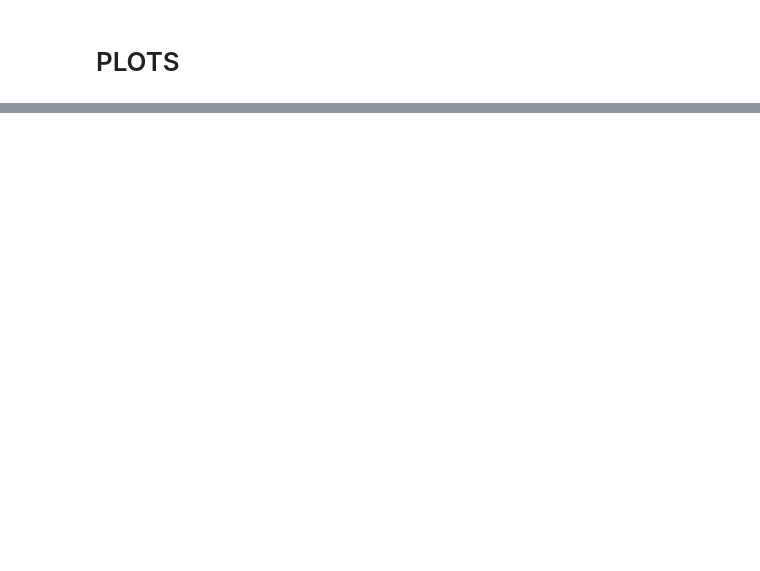
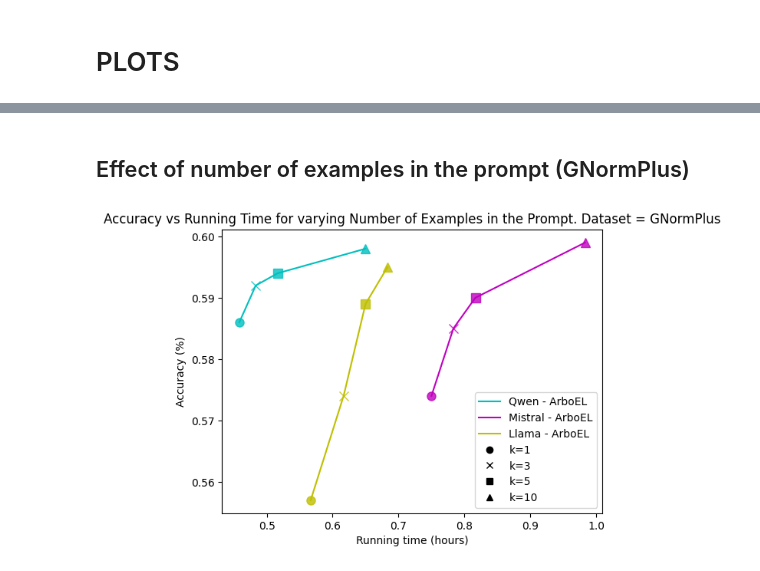
Before and after one commit to ChristopheYe/llm_disambiguator, a Jupyter notebook: experiments/LLM_disambiguator.ipynb, the cells around one changed output, grey strips where cells are left out. Cells and saved outputs as stored; diff of their text form; code cells hidden in the pictures; blank space fills up the shorter version.

```diff
--- a/experiments/LLM_disambiguator.ipynb
+++ b/experiments/LLM_disambiguator.ipynb
@@ -1214,0 +1615,63 @@ gpt4o_run_time = [12]
+# %% [markdown]
+## Effect of number of examples in the prompt (GNormPlus)
+# %%
+# llama_acc_sapbert = [0.782, 0.783, 0.784, 0.772]
+# llama_time_sapbert = [9/60, 12/60, 15/60, 20/60]
+
+# mistral_acc_sapbert = [0.781, 0.782, 0.779, 0.782]
+# mistral_time_sapbert = [17/60, 20/60, 24/60, 33/60]
+
+# qwen_acc_sapbert = [0.777, 0.789, 0.786, 0.766]
+# qwen_time_sapbert = [9/60, 11/60, 14/60, 20/60]
+
+llama_acc_arboel = [0.557, 0.574, 0.589, 0.595]
+llama_time_arboel = [34/60, 37/60, 39/60, 41/60]
+
+mistral_acc_arboel = [0.574, 0.585, 0.590, 0.599]
+mistral_time_arboel = [45/60, 47/60, 49/60, 59/60]
+
+qwen_acc_arboel = [0.586, 0.592, 0.594, 0.598]
+qwen_time_arboel = [27.5/60, 29/60, 31/60, 39/60]
+
+# Markers for each point index
+markers = ['o', 'x', 's', '^']  # markers = ['o', 'x', 's', '^', 'D']  # Circle, cross, square, triangle, diamond
+marker_meanings = ['k=1', 'k=3', 'k=5', 'k=10']
+colors = ['b', 'g', 'r', 'c', 'm', 'y', 'k', 'orange', 'purple', 'brown']
+
+# Create figure and axes
+fig, ax = plt.subplots()
+
+# Plot entire curves to connect the points with lines
+# ax.plot(qwen_time_sapbert, qwen_acc_sapbert, color=colors[0], linestyle='-', label='Qwen - SapBERT')
+# ax.plot(mistral_time_sapbert, mistral_acc_sapbert, color=colors[1], linestyle='-', label='Mistral - SapBERT')
+# ax.plot(llama_time_sapbert, llama_acc_sapbert, color=colors[2], linestyle='-', label='Llama - SapBERT')
+
+ax.plot(qwen_time_arboel, qwen_acc_arboel, color=colors[3], linestyle='-', label='Qwen - ArboEL')
+ax.plot(mistral_time_arboel, mistral_acc_arboel, color=colors[4], linestyle='-', label='Mistral - ArboEL')
+ax.plot(llama_time_arboel, llama_acc_arboel, color=colors[5], linestyle='-', label='Llama - ArboEL')
+
+# Plot each point separately with shared markers for the same index across curves
+for i in range(len(qwen_time_sapbert)):
+    # ax.plot(qwen_time_sapbert[i], qwen_acc_sapbert[i], marker=markers[i], color=colors[0], linestyle='None', alpha=0.8, markersize=8)
+    # ax.plot(mistral_time_sapbert[i], mistral_acc_sapbert[i], marker=markers[i], color=colors[1], linestyle='None', alpha=0.8, markersize=8)
+    # ax.plot(llama_time_sapbert[i], llama_acc_sapbert[i], marker=markers[i], color=colors[2], linestyle='None', alpha=0.8, markersize=8)
+    ax.plot(qwen_time_arboel[i], qwen_acc_arboel[i], marker=markers[i], color=colors[3], linestyle='None', alpha=0.8, markersize=8)
+    ax.plot(mistral_time_arboel[i], mistral_acc_arboel[i], marker=markers[i], color=colors[4], linestyle='None', alpha=0.8, markersize=8)
+    ax.plot(llama_time_arboel[i], llama_acc_arboel[i], marker=markers[i], color=colors[5], linestyle='None', alpha=0.8, markersize=8)
+
+# Add separate legend entries for each marker type
+for i, meaning in enumerate(marker_meanings):
+    ax.plot([], [], marker=markers[i], color='black', linestyle='None', label=meaning)
+
+# Adding labels and title
+ax.set_xlabel('Running time (hours)')
+ax.set_ylabel('Accuracy (%)')
+ax.set_title('Accuracy vs Running Time for varying Number of Examples in the Prompt. Dataset = GNormPlus')
+
+# Adding a legend
+ax.legend()
+
+# Display the plot
+plt.show()
+# %% [output]
+[figure, added]
```
Also changed, not shown: parts of 59 cells of this notebook, 5 other files.
